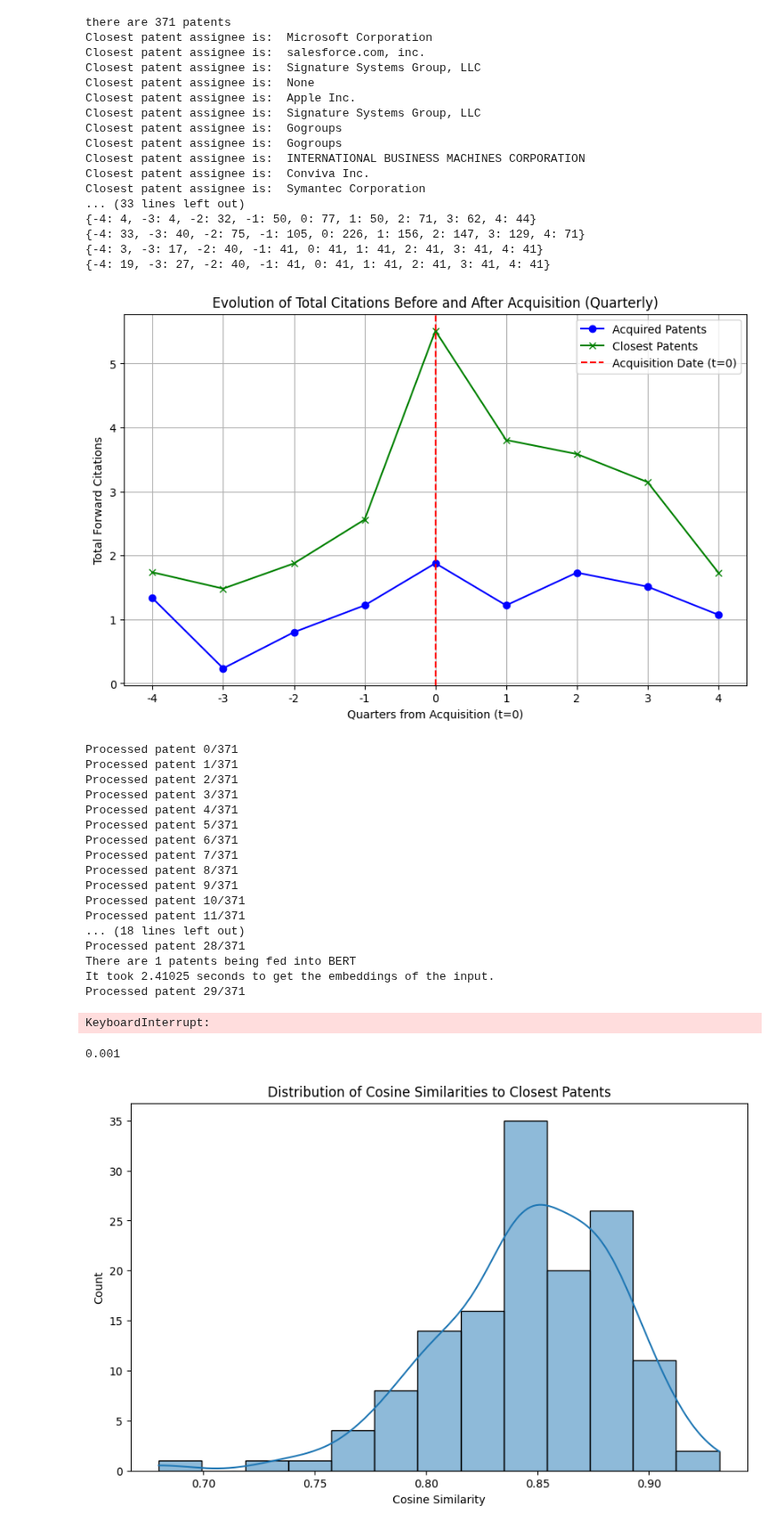
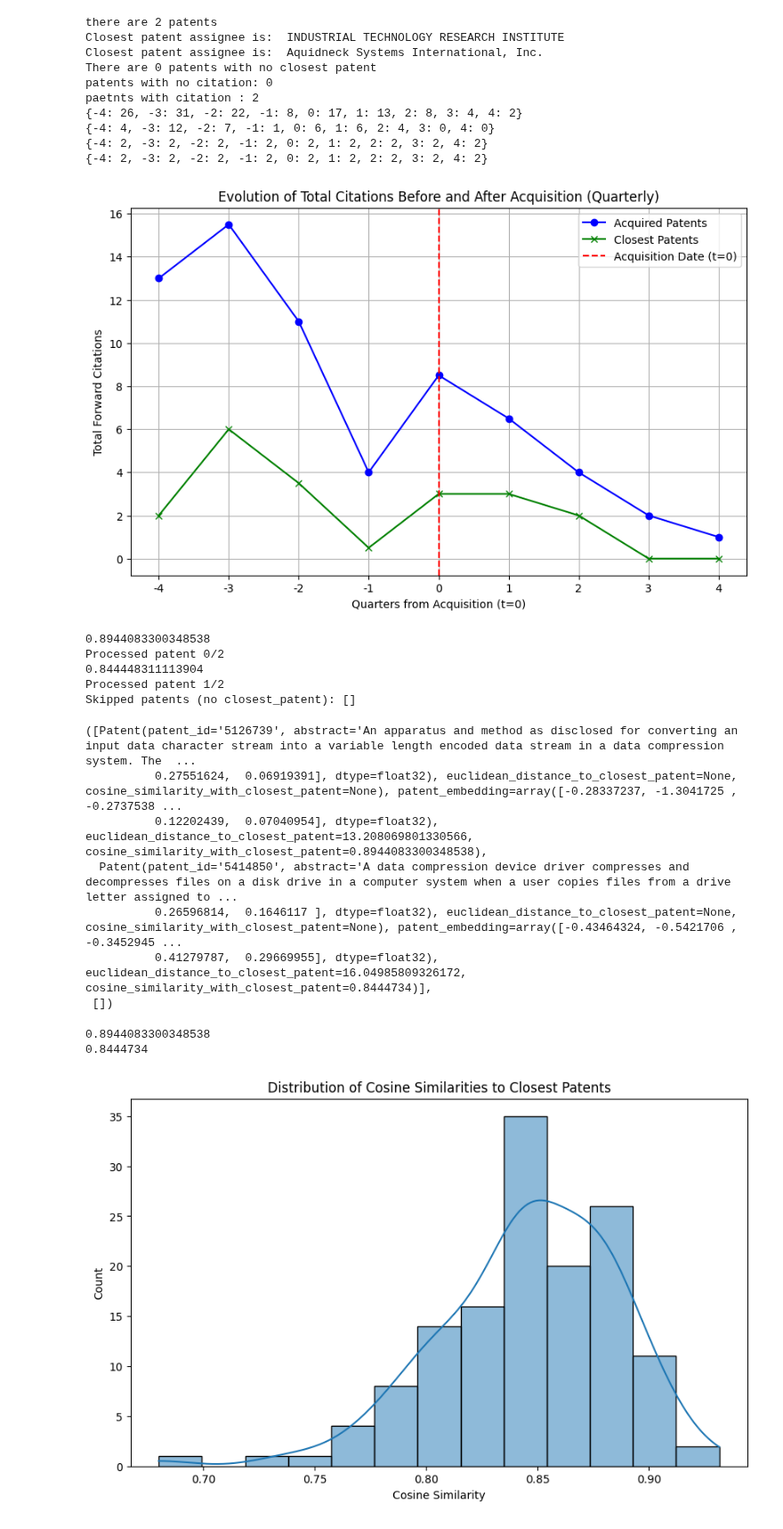
Before and after one commit to amusali/bert_for_patents, a Jupyter notebook: 05 Analysis/01 Main/Comparison of forward citations.ipynb, the cells around one changed output. Shown at 89% size. Cells and saved outputs as stored; diff of their text form; code cells hidden in the pictures.

```diff
--- a/05 Analysis/01 Main/Comparison of forward citations.ipynb
+++ b/05 Analysis/01 Main/Comparison of forward citations.ipynb
@@ -4,7 +4,7 @@ import dill as pickle
 from datetime import datetime
 from collections import OrderedDict
 import time
-with open(r"C:\Users\amusali\Downloads\LinkedIn Corporation_2016-12-07_before.pkl", 'rb') as f:
+with open(r"C:\Users\amusali\Desktop\uc3m PhD\05 Analysis\01 Main\00 Python data\04 Patents with pairs (group checked, regularized, only before)\Stac Electronics, Inc._1994-06-20_before.pkl", 'rb') as f:
     t = pickle.load(f)
 import matplotlib.pyplot as plt
 import numpy as np
@@ -83,51 +83,44 @@ print(patent_citations_by_time)
 print(closest_citations_by_time)
 print(patent_count_by_time)
 print(closest_count_by_time)
 
 # Calculate average citations for each time point (quarter)
 avg_patent_citations = [patent_citations_by_time[t]/patent_count_by_time[t] for t in range(time_range[0], time_range[1] + 1)]
 avg_closest_citations = [closest_citations_by_time[t]/closest_count_by_time[t] for t in range(time_range[0], time_range[1] + 1)]
 
 
 
 
 # Create the x-axis (time points in quarters)
 time_points = list(range(time_range[0], time_range[1] + 1))
 
 # Plot the results
 plt.figure(figsize=(10, 6))
 plt.plot(time_points, avg_patent_citations, label='Acquired Patents', marker='o', color='blue')
 plt.plot(time_points, avg_closest_citations, label='Closest Patents', marker='x', color='green')
 
 # Highlight t=0 (acquisition date)
 plt.axvline(x=0, color='red', linestyle='--', label='Acquisition Date (t=0)')
 
 plt.title("Evolution of Total Citations Before and After Acquisition (Quarterly)")
 plt.xlabel("Quarters from Acquisition (t=0)")
 plt.ylabel("Total Forward Citations")
 plt.xticks(np.arange(time_range[0], time_range[1] + 1), labels=[f"{i}" for i in range(time_range[0], time_range[1] + 1)])
 plt.legend()
 plt.grid(True)
 plt.show()
 # %% [output]
-there are 371 patents
-Closest patent assignee is:  Microsoft Corporation
-Closest patent assignee is:  salesforce.com, inc.
-Closest patent assignee is:  Signature Systems Group, LLC
-Closest patent assignee is:  None
-Closest patent assignee is:  Apple Inc.
-Closest patent assignee is:  Signature Systems Group, LLC
-Closest patent assignee is:  Gogroups
-Closest patent assignee is:  Gogroups
-Closest patent assignee is:  INTERNATIONAL BUSINESS MACHINES CORPORATION
-Closest patent assignee is:  Conviva Inc.
-Closest patent assignee is:  Symantec Corporation
-... (33 lines left out)
-{-4: 4, -3: 4, -2: 32, -1: 50, 0: 77, 1: 50, 2: 71, 3: 62, 4: 44}
-{-4: 33, -3: 40, -2: 75, -1: 105, 0: 226, 1: 156, 2: 147, 3: 129, 4: 71}
-{-4: 3, -3: 17, -2: 40, -1: 41, 0: 41, 1: 41, 2: 41, 3: 41, 4: 41}
-{-4: 19, -3: 27, -2: 40, -1: 41, 0: 41, 1: 41, 2: 41, 3: 41, 4: 41}
+there are 2 patents
+Closest patent assignee is:  INDUSTRIAL TECHNOLOGY RESEARCH INSTITUTE
+Closest patent assignee is:  Aquidneck Systems International, Inc.
+There are 0 patents with no closest patent
+patents with no citation: 0
+paetnts with citation : 2
+{-4: 26, -3: 31, -2: 22, -1: 8, 0: 17, 1: 13, 2: 8, 3: 4, 4: 2}
+{-4: 4, -3: 12, -2: 7, -1: 1, 0: 6, 1: 6, 2: 4, 3: 0, 4: 0}
+{-4: 2, -3: 2, -2: 2, -1: 2, 0: 2, 1: 2, 2: 2, 3: 2, 4: 2}
+{-4: 2, -3: 2, -2: 2, -1: 2, 0: 2, 1: 2, 2: 2, 3: 2, 4: 2}
-[figure, old version]
+[figure, new version]
 # %%
 import api.citations as cit
 import importlib
@@ -135,28 +128,24 @@ importlib.reload(cit)
 
 cit.regularize_patents(patents)
 # %% [output]
-Processed patent 0/371
-Processed patent 1/371
-Processed patent 2/371
-Processed patent 3/371
-Processed patent 4/371
-Processed patent 5/371
-Processed patent 6/371
-Processed patent 7/371
-Processed patent 8/371
-Processed patent 9/371
-Processed patent 10/371
-Processed patent 11/371
-... (18 lines left out)
-Processed patent 28/371
-There are 1 patents being fed into BERT
-It took 2.41025 seconds to get the embeddings of the input.
-Processed patent 29/371
+0.8944083300348538
+Processed patent 0/2
+0.844448311113904
+Processed patent 1/2
+Skipped patents (no closest_patent): []
-KeyboardInterrupt:
+([Patent(patent_id='5126739', abstract='An apparatus and method as disclosed for converting an input data character stream into a variable length encoded data stream in a data compression system. The  ...
+          0.27551624,  0.06919391], dtype=float32), euclidean_distance_to_closest_patent=None, cosine_similarity_with_closest_patent=None), patent_embedding=array([-0.28337237, -1.3041725 , -0.2737538 ...
+          0.12202439,  0.07040954], dtype=float32), euclidean_distance_to_closest_patent=13.208069801330566, cosine_similarity_with_closest_patent=0.8944083300348538),
+  Patent(patent_id='5414850', abstract='A data compression device driver compresses and decompresses files on a disk drive in a computer system when a user copies files from a drive letter assigned to ...
+          0.26596814,  0.1646117 ], dtype=float32), euclidean_distance_to_closest_patent=None, cosine_similarity_with_closest_patent=None), patent_embedding=array([-0.43464324, -0.5421706 , -0.3452945 ...
+          0.41279787,  0.29669955], dtype=float32), euclidean_distance_to_closest_patent=16.04985809326172, cosine_similarity_with_closest_patent=0.8444734)],
+ [])
-# %%
-print(10**-3)
-# %% [output]
-0.001
+# %%
+for pat in patents:
+    print(pat.cosine_similarity_with_closest_patent)
+# %% [output]
+0.8944083300348538
+0.8444734
 # %%
 import matplotlib.pyplot as plt
 import numpy as np
```
Also changed, not shown: 1 other file.
